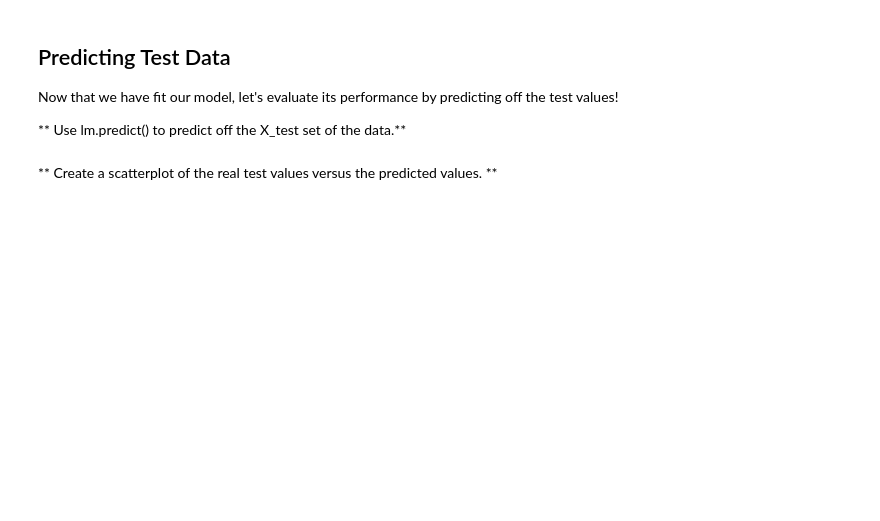
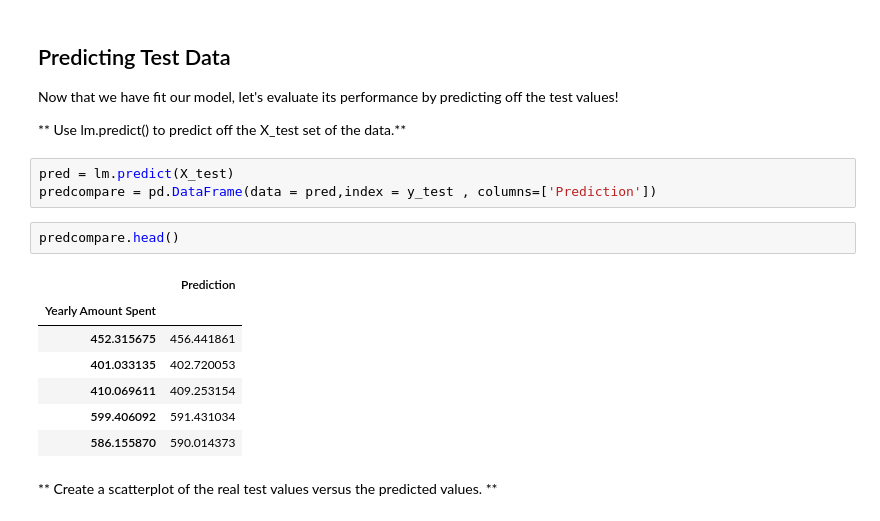
Before and after one commit to nilemarezz/Learn-DataSci02, a Jupyter notebook: Machine Learning/Linear Regression/02-Linear Regression Project.ipynb, the cells around one changed output. Cells and saved outputs as stored; diff of their text form; blank space fills up the shorter version.

```diff
--- a/Machine Learning/Linear Regression/02-Linear Regression Project.ipynb
+++ b/Machine Learning/Linear Regression/02-Linear Regression Project.ipynb
@@ -139,5 +172,18 @@ Coefficients:
 Now that we have fit our model, let's evaluate its performance by predicting off the test values!
 
 ** Use lm.predict() to predict off the X_test set of the data.**
+# %%
+pred = lm.predict(X_test)
+predcompare = pd.DataFrame(data = pred,index = y_test , columns=['Prediction'])
+# %%
+predcompare.head()
+# %% [output]
+|  | Prediction |
+| Yearly Amount Spent |  |
+| 452.315675 | 456.441861 |
+| 401.033135 | 402.720053 |
+| 410.069611 | 409.253154 |
+| 599.406092 | 591.431034 |
+| 586.155870 | 590.014373 |
 # %% [markdown]
 ** Create a scatterplot of the real test values versus the predicted values. **
```
Also changed, not shown: parts of 24 cells of this notebook, 9 other files.
